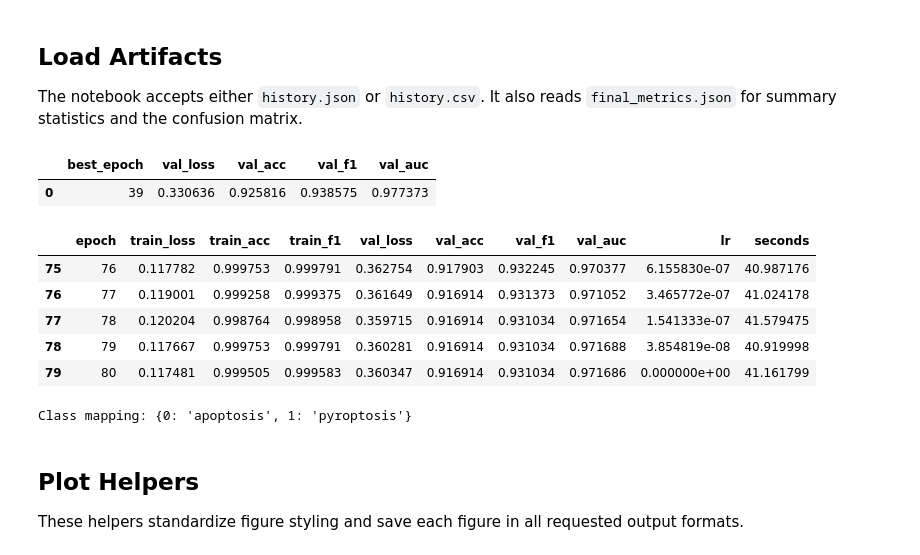
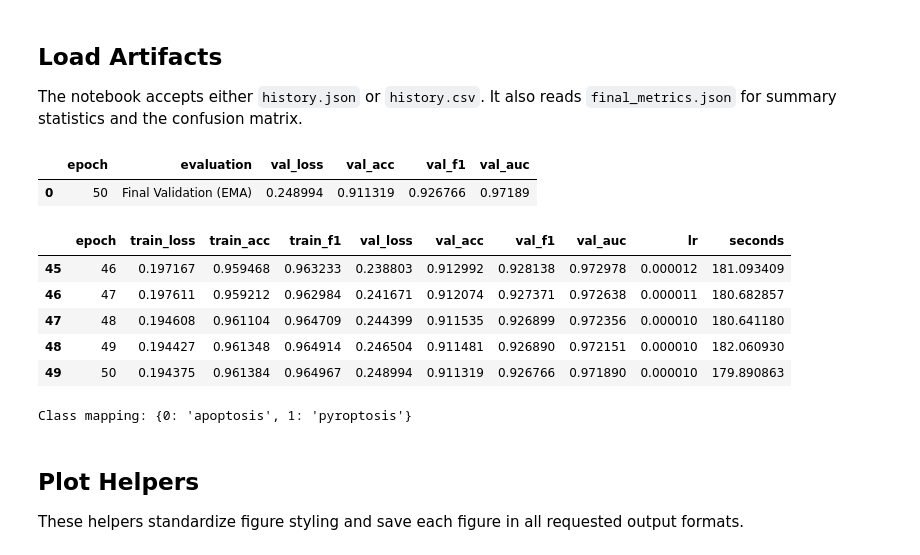
Before and after one commit to LSUHSC-CAIPP-Core-B/DeathScope, a Jupyter notebook: training/ConvNeXt/ConvNeXt-Large_plot.ipynb, the cells around one changed output. Saved outputs shown, nothing was run; the diff lists cells and outputs as text; code cells hidden in the pictures.

```diff
--- a/training/ConvNeXt/ConvNeXt-Large_plot.ipynb
+++ b/training/ConvNeXt/ConvNeXt-Large_plot.ipynb
@@ -104,41 +104,60 @@ def load_json(path: Path) -> dict:
         return json.load(file)
 
 
 def normalize_class_mapping(final_metrics: dict, classes_payload: dict | None) -> dict[int, str]:
     if "classes" in final_metrics and isinstance(final_metrics["classes"], dict):
         return {int(index): str(label) for index, label in final_metrics["classes"].items()}
     if classes_payload and "idx_to_class" in classes_payload:
         return {int(index): str(label) for index, label in classes_payload["idx_to_class"].items()}
     return {0: "class_0", 1: "class_1"}
 
 
+def evaluation_labels(metrics: dict) -> tuple[object, str]:
+    # New training outputs report last-epoch EMA; older outputs report best epoch.
+    if metrics.get("epoch") is not None:
+        epoch = metrics["epoch"]
+        label = "Final Validation"
+    elif metrics.get("best_epoch") is not None:
+        epoch = metrics["best_epoch"]
+        label = "Best Validation"
+    else:
+        epoch = None
+        label = "Validation"
+    if metrics.get("evaluation_weights") == "ema":
+        label += " (EMA)"
+    return epoch, label
+
+
 history_df = load_history(HISTORY_JSON, HISTORY_CSV)
 final_metrics = load_json(FINAL_METRICS_JSON)
 classes_payload = load_json(CLASSES_JSON) if CLASSES_JSON.is_file() else None
 idx_to_class = normalize_class_mapping(final_metrics, classes_payload)
+evaluation_epoch, evaluation_label = evaluation_labels(final_metrics)
+epoch_suffix = f" (Epoch {evaluation_epoch})" if evaluation_epoch is not None else ""
 
 summary_df = pd.DataFrame([
     {
-        "best_epoch": final_metrics.get("best_epoch"),
+        "epoch": evaluation_epoch,
+        "evaluation": evaluation_label,
         "val_loss": final_metrics.get("val_loss"),
         "val_acc": final_metrics.get("val_acc"),
         "val_f1": final_metrics.get("val_f1"),
         "val_auc": final_metrics.get("val_auc"),
     }
 ])
 
 display(summary_df)
 display(history_df.tail())
 print(f"Class mapping: {idx_to_class}")
 # %% [output]
-|  | best_epoch | val_loss | val_acc | val_f1 | val_auc |
-| 0 | 39 | 0.330636 | 0.925816 | 0.938575 | 0.977373 |
+|  | epoch | evaluation | val_loss | val_acc | val_f1 | val_auc |
+| 0 | 50 | Final Validation (EMA) | 0.248994 | 0.911319 | 0.926766 | 0.97189 |
 |  | epoch | train_loss | train_acc | train_f1 | val_loss | val_acc | val_f1 | val_auc | lr | seconds |
-| 75 | 76 | 0.117782 | 0.999753 | 0.999791 | 0.362754 | 0.917903 | 0.932245 | 0.970377 | 6.155830e-07 | 40.987176 |
-| 76 | 77 | 0.119001 | 0.999258 | 0.999375 | 0.361649 | 0.916914 | 0.931373 | 0.971052 | 3.465772e-07 | 41.024178 |
-| 77 | 78 | 0.120204 | 0.998764 | 0.998958 | 0.359715 | 0.916914 | 0.931034 | 0.971654 | 1.541333e-07 | 41.579475 |
-| 78 | 79 | 0.117667 | 0.999753 | 0.999791 | 0.360281 | 0.916914 | 0.931034 | 0.971688 | 3.854819e-08 | 40.919998 |
-| 79 | 80 | 0.117481 | 0.999505 | 0.999583 | 0.360347 | 0.916914 | 0.931034 | 0.971686 | 0.000000e+00 | 41.161799 |
+| 45 | 46 | 0.197167 | 0.959468 | 0.963233 | 0.238803 | 0.912992 | 0.928138 | 0.972978 | 0.000012 | 181.093409 |
+| 46 | 47 | 0.197611 | 0.959212 | 0.962984 | 0.241671 | 0.912074 | 0.927371 | 0.972638 | 0.000011 | 180.682857 |
+| 47 | 48 | 0.194608 | 0.961104 | 0.964709 | 0.244399 | 0.911535 | 0.926899 | 0.972356 | 0.000010 | 180.641180 |
+| 48 | 49 | 0.194427 | 0.961348 | 0.964914 | 0.246504 | 0.911481 | 0.926890 | 0.972151 | 0.000010 | 182.060930 |
+| 49 | 50 | 0.194375 | 0.961384 | 0.964967 | 0.248994 | 0.911319 | 0.926766 | 0.971890 | 0.000010 | 179.890863 |
 Class mapping: {0: 'apoptosis', 1: 'pyroptosis'}
 # %% [markdown]
 ## Plot Helpers
```
Also changed, not shown: parts of 5 cells of this notebook, 5 other files.
